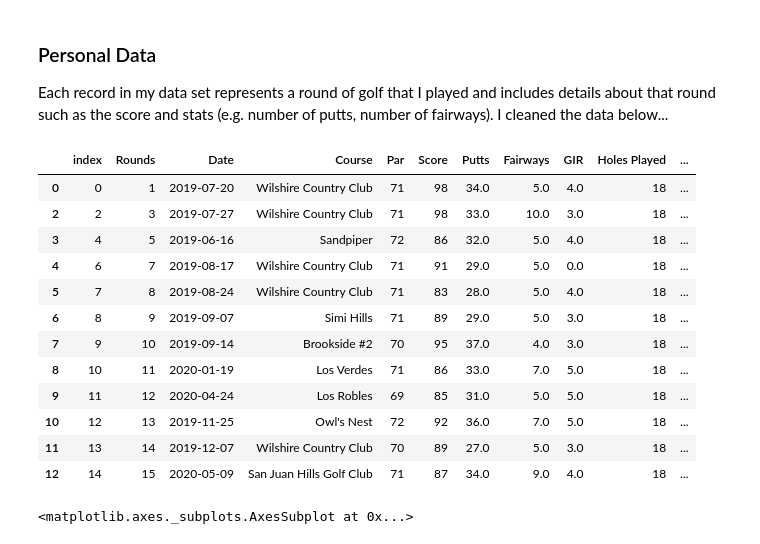
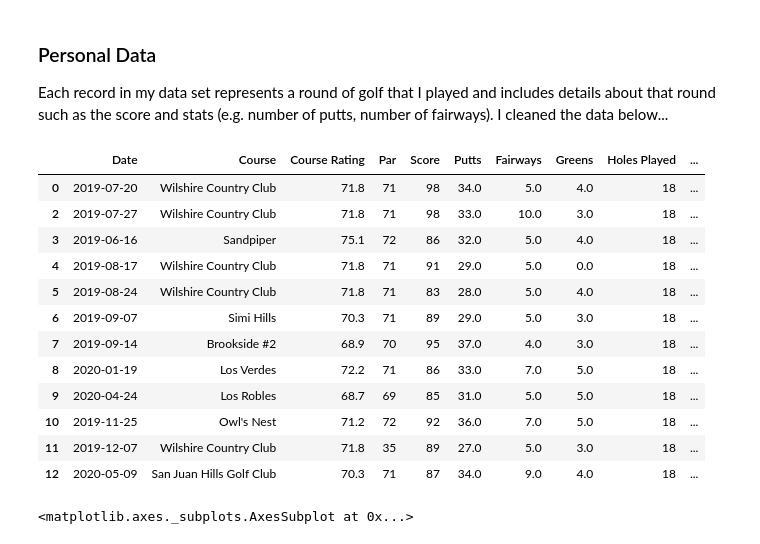
Before and after one commit to mvrahas/predict-golf-score, a Jupyter notebook: Golf-Game-Improvement-EDA.ipynb, the cells around one changed output. Drawn from its saved outputs; the diff is of its cells as text; code cells hidden in the pictures.

```diff
--- a/Golf-Game-Improvement-EDA.ipynb
+++ b/Golf-Game-Improvement-EDA.ipynb
@@ -31,65 +38,62 @@ Each record in my data set represents a round of golf that I played and includes
 # %%
-import pandas as pd
-import matplotlib.pyplot as mpl
-import seaborn as sns
-import matplotlib.pyplot as plt
-
-%matplotlib inline
-
 # Import Round Data
-round_data = pd.read_csv('./data/rounds.csv', usecols=["Name", "Date", "Course"])
-round_data.columns = ['Rounds', 'Date', 'Course']
+round_data = pd.read_csv('./data/rounds.csv', usecols=["Name", "Date", "Course", "Course Rating"])
+round_data.columns = ['Rounds', 'Date', 'Course', 'Course Rating']
 round_data['Date'] = pd.to_datetime(round_data['Date'])
 
 # Import Hole Data
 hole_data = pd.read_csv('./data/holes.csv')
-hole_data['GIR'] = hole_data['GIR'].map({'checked': '1'})
-hole_data['GIR'] = hole_data['GIR'].astype('float64')
+hole_data['Greens'] = hole_data['Greens'].map({'checked': '1'})
+hole_data['Greens'] = hole_data['Greens'].astype('float64')
 hole_data['Sand'] = hole_data['Sand'].map({'Y': '1', 'N': '0'})
 hole_data['Sand'] = hole_data['Sand'].astype('float64')
 hole_data['Scrambling'] = hole_data['Scrambling'].map({'Y': '1', 'N': '0'})
 hole_data['Scrambling'] = hole_data['Scrambling'].astype('float64')
 hole_data['Fairways'] = hole_data['Fairways'].map({'Y': '1', 'N': '0'})
 hole_data['Fairways'] = hole_data['Fairways'].astype('float64')
 
 # Create Scores Summary Table
-scores_summary = hole_data.groupby(['Rounds'])[['Par', 'Score', 'Putts', 'Fairways', 'GIR']].sum()
+scores_summary = hole_data.groupby(['Rounds'])[['Par', 'Score', 'Putts', 'Fairways', 'Greens']].sum()
 holes_played = hole_data['Rounds'].value_counts()
 relative_score = scores_summary.Score - scores_summary.Par
 relative_score.sort_index(inplace = True)
 relative_score.index = holes_played.index - 1
 holes_played.sort_index(inplace = True)
 holes_played.index = holes_played.index - 1
 scores_summary = round_data.merge(scores_summary, on='Rounds')
 scores_summary['Holes Played'] = holes_played
 scores_summary['Relative Score'] = relative_score
 
 #Remove records without stats tracked
 scores_summary.drop([3,5], inplace=True)
 scores_summary.reset_index(inplace=True)
+scores_summary.drop(['index','Rounds'], inplace=True, axis=1)
 
 #Combine 9 hole scores
 s1 = scores_summary.iloc[1,4:]
 s2 = scores_summary.iloc[11,4:]
 s2a = scores_summary.iloc[11,:4]
 s = s1 + s2
 scores_summary.iloc[11] = s2a.append(s)
 scores_summary.drop([1], inplace=True)
 
+# Add column for relative score given course difficulty
+scores_summary['Relative Score w/ Rating'] = scores_summary.Score.astype('float64') - scores_summary['Course Rating']
+
 scores_summary
 # %% [output]
-|  | index | Rounds | Date | Course | Par | Score | Putts | Fairways | GIR | Holes Played | ... |
-| 0 | 0 | 1 | 2019-07-20 | Wilshire Country Club | 71 | 98 | 34.0 | 5.0 | 4.0 | 18 | ... |
-| 2 | 2 | 3 | 2019-07-27 | Wilshire Country Club | 71 | 98 | 33.0 | 10.0 | 3.0 | 18 | ... |
-| 3 | 4 | 5 | 2019-06-16 | Sandpiper | 72 | 86 | 32.0 | 5.0 | 4.0 | 18 | ... |
-| 4 | 6 | 7 | 2019-08-17 | Wilshire Country Club | 71 | 91 | 29.0 | 5.0 | 0.0 | 18 | ... |
-| 5 | 7 | 8 | 2019-08-24 | Wilshire Country Club | 71 | 83 | 28.0 | 5.0 | 4.0 | 18 | ... |
-| 6 | 8 | 9 | 2019-09-07 | Simi Hills | 71 | 89 | 29.0 | 5.0 | 3.0 | 18 | ... |
-| 7 | 9 | 10 | 2019-09-14 | Brookside #2 | 70 | 95 | 37.0 | 4.0 | 3.0 | 18 | ... |
-| 8 | 10 | 11 | 2020-01-19 | Los Verdes | 71 | 86 | 33.0 | 7.0 | 5.0 | 18 | ... |
-| 9 | 11 | 12 | 2020-04-24 | Los Robles | 69 | 85 | 31.0 | 5.0 | 5.0 | 18 | ... |
-| 10 | 12 | 13 | 2019-11-25 | Owl's Nest | 72 | 92 | 36.0 | 7.0 | 5.0 | 18 | ... |
-| 11 | 13 | 14 | 2019-12-07 | Wilshire Country Club | 70 | 89 | 27.0 | 5.0 | 3.0 | 18 | ... |
-| 12 | 14 | 15 | 2020-05-09 | San Juan Hills Golf Club | 71 | 87 | 34.0 | 9.0 | 4.0 | 18 | ... |
+|  | Date | Course | Course Rating | Par | Score | Putts | Fairways | Greens | Holes Played | ... |
+| 0 | 2019-07-20 | Wilshire Country Club | 71.8 | 71 | 98 | 34.0 | 5.0 | 4.0 | 18 | ... |
+| 2 | 2019-07-27 | Wilshire Country Club | 71.8 | 71 | 98 | 33.0 | 10.0 | 3.0 | 18 | ... |
+| 3 | 2019-06-16 | Sandpiper | 75.1 | 72 | 86 | 32.0 | 5.0 | 4.0 | 18 | ... |
+| 4 | 2019-08-17 | Wilshire Country Club | 71.8 | 71 | 91 | 29.0 | 5.0 | 0.0 | 18 | ... |
+| 5 | 2019-08-24 | Wilshire Country Club | 71.8 | 71 | 83 | 28.0 | 5.0 | 4.0 | 18 | ... |
+| 6 | 2019-09-07 | Simi Hills | 70.3 | 71 | 89 | 29.0 | 5.0 | 3.0 | 18 | ... |
+| 7 | 2019-09-14 | Brookside #2 | 68.9 | 70 | 95 | 37.0 | 4.0 | 3.0 | 18 | ... |
+| 8 | 2020-01-19 | Los Verdes | 72.2 | 71 | 86 | 33.0 | 7.0 | 5.0 | 18 | ... |
+| 9 | 2020-04-24 | Los Robles | 68.7 | 69 | 85 | 31.0 | 5.0 | 5.0 | 18 | ... |
+| 10 | 2019-11-25 | Owl's Nest | 71.2 | 72 | 92 | 36.0 | 7.0 | 5.0 | 18 | ... |
+| 11 | 2019-12-07 | Wilshire Country Club | 71.8 | 35 | 89 | 27.0 | 5.0 | 3.0 | 18 | ... |
+| 12 | 2020-05-09 | San Juan Hills Golf Club | 70.3 | 71 | 87 | 34.0 | 9.0 | 4.0 | 18 | ... |
 # %%
 # Scores plotted over time
```
Also changed, not shown: parts of 21 cells of this notebook, 2 other files.
